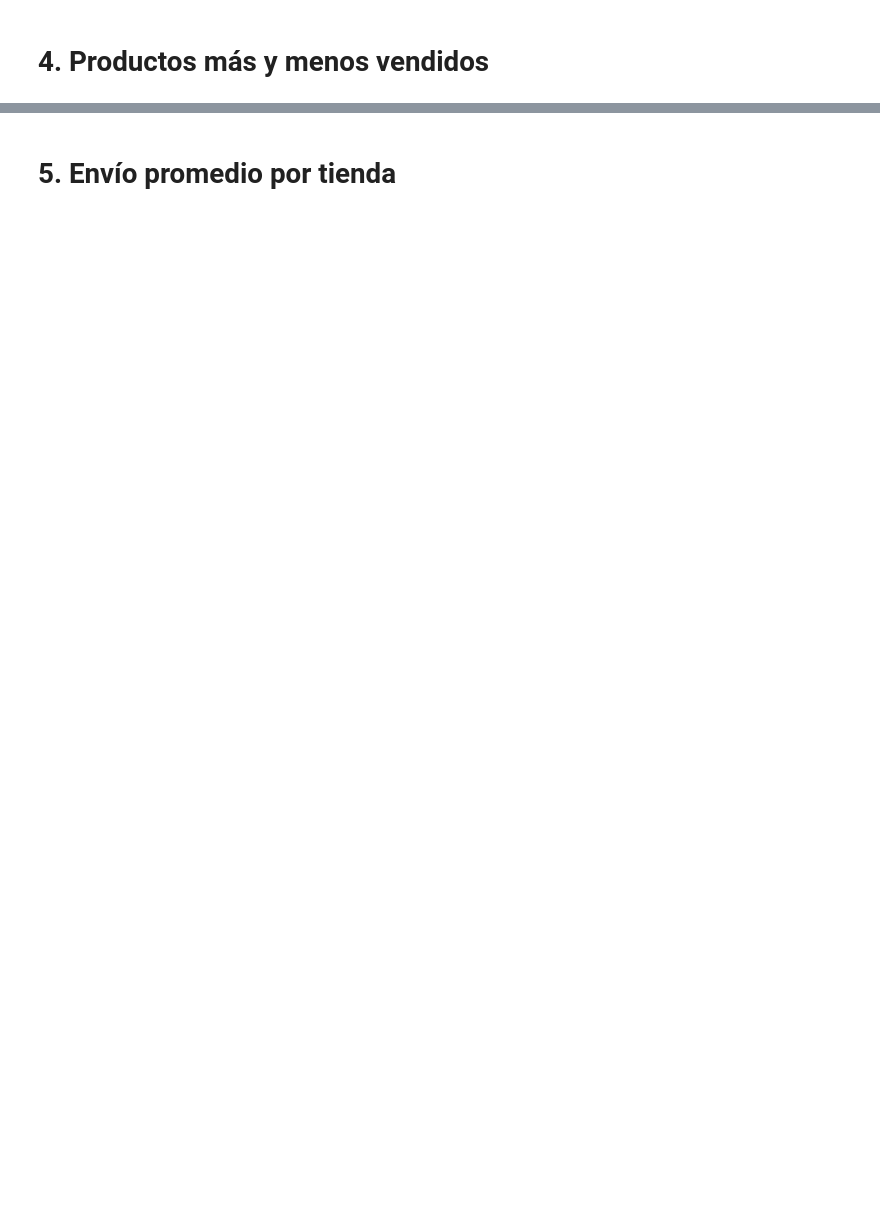
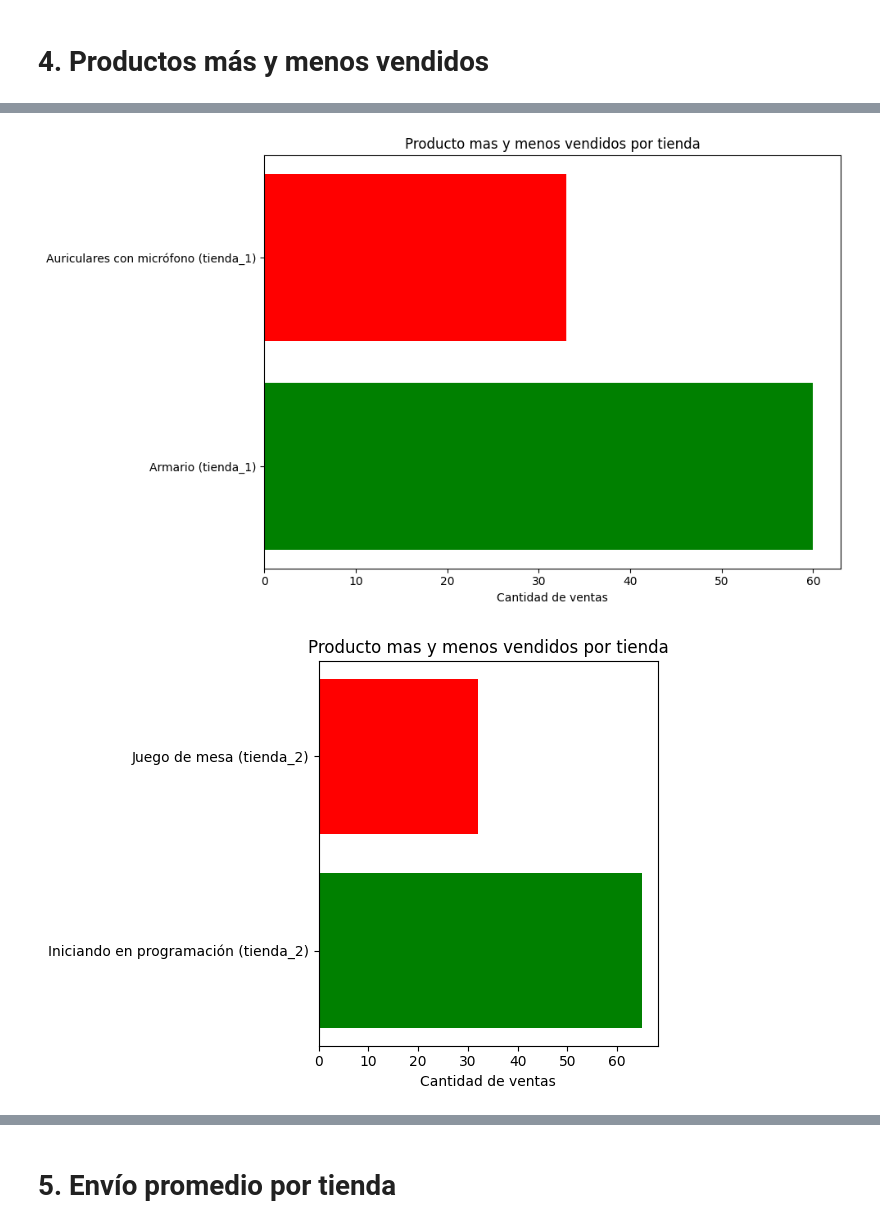
Before and after one commit to DANIELGOMEZACEVEDO/CHALLENGE_ALURA_STORE, a Jupyter notebook: AluraStoreLatam.ipynb, the cells around one changed output, grey strips where cells are left out. Saved outputs shown, nothing was run; the diff lists cells and outputs as text; code cells hidden in the pictures; blank space fills up the shorter version.

```diff
--- a/AluraStoreLatam.ipynb
+++ b/AluraStoreLatam.ipynb
@@ -122,2 +157,12 @@ plt.xticks(rotation=0)
 # %% [markdown]
 # 4. Productos más y menos vendidos
+# %%
+ventas_x_producto = df_total.groupby(["sucursal","Producto"]).size().reset_index(name= "Cantidad de ventas")
+producto_mas_vendido = ventas_x_producto.loc[ventas_x_producto.groupby("sucursal")["Cantidad de ventas"].idxmax()].reset_index(drop= True)
+producto_menos_vendido = ventas_x_producto.loc[ventas_x_producto.groupby("sucursal")["Cantidad de ventas"].idxmin()].reset_index(drop= True)
+
+print("Producto más vendido por tienda: ")
+print(producto_mas_vendido)
+
+print("Producto menos vendido por tienda: ")
+print(producto_menos_vendido)
@@ -123,0 +182,24 @@ plt.xticks(rotation=0)
+# %%
+import matplotlib.pyplot as plt
+
+mas = producto_mas_vendido.copy()
+mas["Tipo"] = "Mas vendido"
+
+menos = producto_menos_vendido.copy()
+menos["Tipo"] = "Menos vendido"
+
+productos_top = pd.concat([mas, menos])
+
+plt.figure(figsize=(10,6))
+for tienda in productos_top["sucursal"].unique():
+  subset = productos_top[productos_top["sucursal"] == tienda]
+  plt.barh(subset["Producto"] + " ("+ tienda + ")", subset["Cantidad de ventas"],
+           color=["green" if tipo == "Mas vendido" else "red" for tipo in subset["Tipo"]])
+
+  plt.title("Producto mas y menos vendidos por tienda")
+  plt.xlabel("Cantidad de ventas")
+  plt.tight_layout()
+  plt.show()
+# %% [output]
+[figure, added]
+[figure, added]
```
Also changed, not shown: parts of 8 cells of this notebook.
